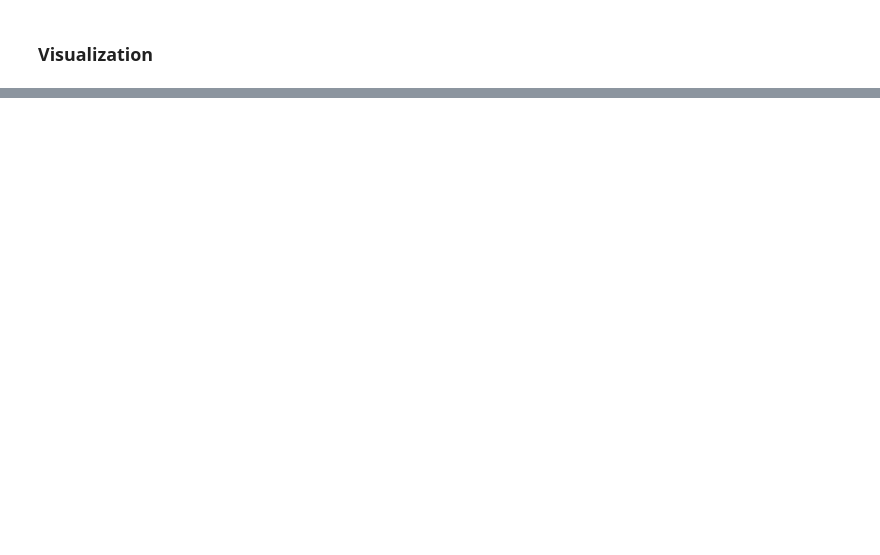
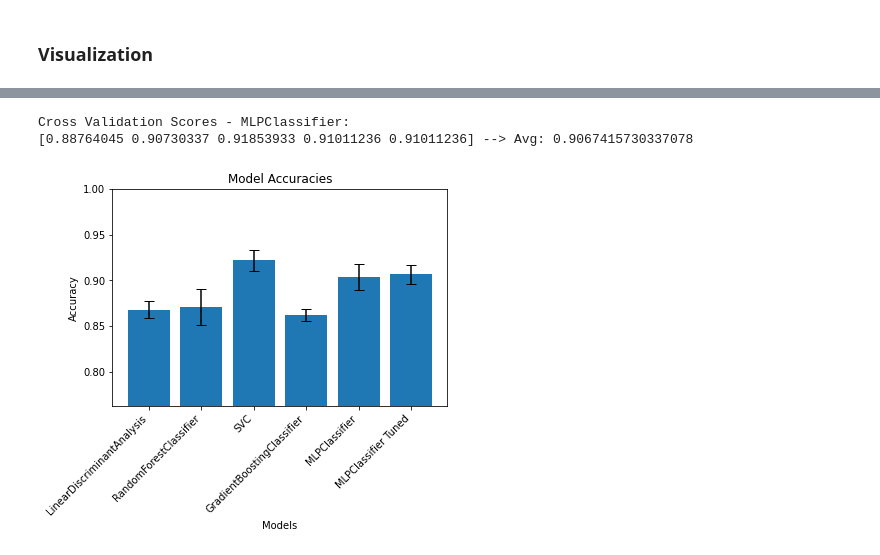
Before and after one commit to SHA-T/embedNclassify, a Jupyter notebook: embedNclassify.ipynb, the cells around one changed output, grey strips where cells are left out. Cells and saved outputs as stored; diff of their text form; code cells hidden in the pictures; blank space fills up the shorter version.

```diff
--- a/embedNclassify.ipynb
+++ b/embedNclassify.ipynb
@@ -17,6 +17,9 @@ MODEL_KGE = "RotatE"            # "TransE" | "RotatE" | "ComplEx" | ...
 DIM_KGE = 50
 DIM_PCA = 5
 
+# Choose wether you want to apply PCA on the embeddings
+USE_PCA = False
+
 # Labeling:
 # Set this parameter to assign labels to embeddings based on a tab-separated
 # 'entities-labels.txt' file under the 'data/{DATASET_NAME}/' directory.
@@ -392,0 +423,41 @@ plt.show()
+# %%
+# Update MLPClassifier pipeline in the master_pipeline
+master_pipeline[4] = grid.best_estimator_
+# %%
+# Do K-Fold Cross Validation for updated MLPClassifier
+
+scores = cross_val_score(master_pipeline[4], X, y, cv=cv)
+avg_score = sum(scores) / len(scores)         # avg score
+std = np.std(scores)                          # standard deviation
+
+# If-statement covers the case where this cell is run multiple times
+if len(avg_scores) == 5:
+  avg_scores.append(avg_score)
+  stds.append(std)
+else:  # len(avg_scores) == 6
+  avg_scores[5] = avg_score
+  stds[5] = std
+
+print(f"Cross Validation Scores - {pipeline_dict[4]}: \n{scores} --> Avg: {avg_score} \n")
+# %% [output]
+Cross Validation Scores - MLPClassifier:
+[0.88764045 0.90730337 0.91853933 0.91011236 0.91011236] --> Avg: 0.9067415730337078
+# %%
+# Re-Plot scores of all models
+
+x_axis = [pipeline_dict[0], pipeline_dict[1], pipeline_dict[2], pipeline_dict[3], pipeline_dict[4], "MLPClassifier Tuned"]
+y_axis = avg_scores
+
+plt.bar(x_axis, y_axis, yerr=stds, capsize=5)
+plt.title('Model Accuracies')
+plt.xlabel('Models')
+plt.ylabel('Accuracy')
+plt.xticks(rotation=45, ha="right")
+
+# Set limits of y-axis
+ax = plt.gca()
+ax.set_ylim([max(min(avg_scores) - 0.1, 0), min(max(avg_scores) + 0.1, 1)])
+
+plt.show()
+# %% [output]
+[figure, added]
```
Also changed, not shown: parts of 15 cells of this notebook.
